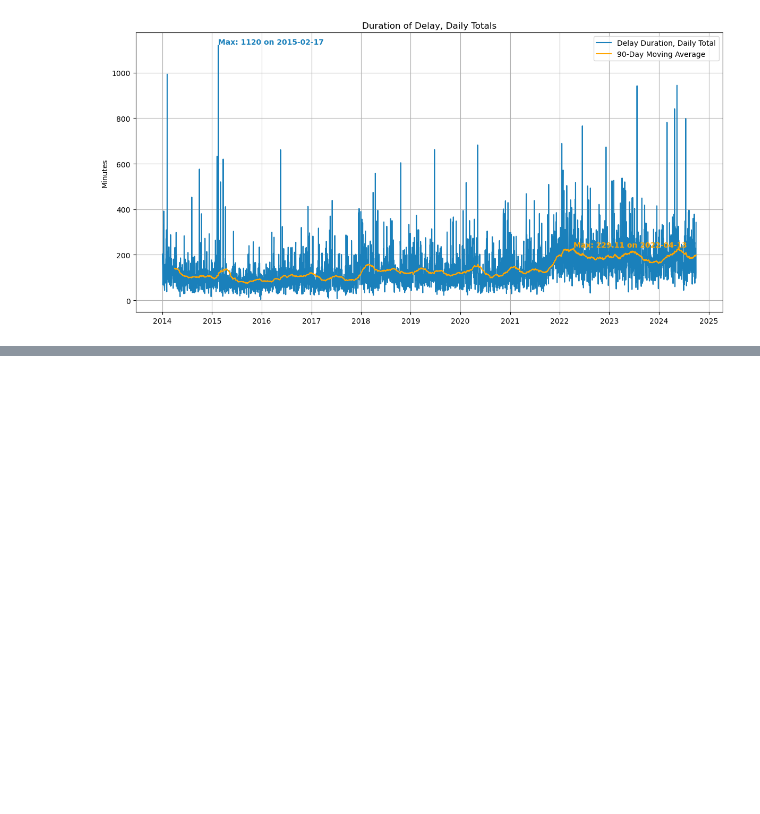
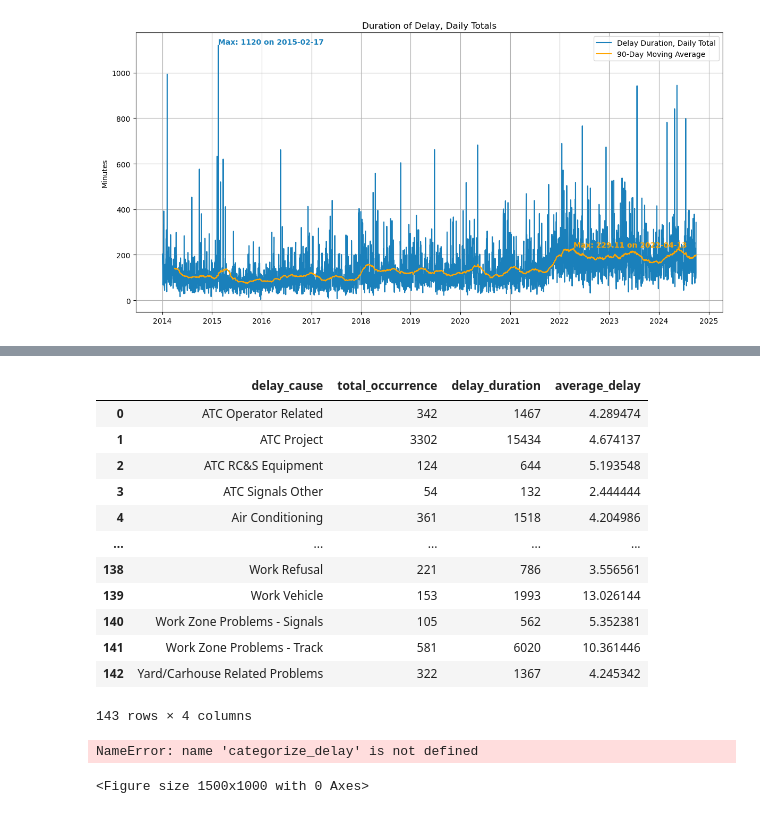
Before and after one commit to emem83/TTC-Delay-Dataset, a Jupyter notebook: TTC_Delay_Dataset_EDA.ipynb, the cells around one changed output, grey strips where cells are left out. Cells and saved outputs as stored; diff of their text form; code cells hidden in the pictures; blank space fills up the shorter version.

```diff
--- a/TTC_Delay_Dataset_EDA.ipynb
+++ b/TTC_Delay_Dataset_EDA.ipynb
@@ -123,0 +154,21 @@ plt.show()
+# %%
+grouped_delay_causes = df_master.groupby('delay_cause').agg(
+  total_occurrence = ('Min Delay', 'count'),
+  delay_duration = ('Min Delay', 'sum'),
+).reset_index()
+grouped_delay_causes['average_delay'] = grouped_delay_causes['delay_duration'] / grouped_delay_causes['total_occurrence']
+grouped_delay_causes
+# %% [output]
+|  | delay_cause | total_occurrence | delay_duration | average_delay |
+| 0 | ATC Operator Related | 342 | 1467 | 4.289474 |
+| 1 | ATC Project | 3302 | 15434 | 4.674137 |
+| 2 | ATC RC&S Equipment | 124 | 644 | 5.193548 |
+| 3 | ATC Signals Other | 54 | 132 | 2.444444 |
+| 4 | Air Conditioning | 361 | 1518 | 4.204986 |
+| ... | ... | ... | ... | ... |
+| 138 | Work Refusal | 221 | 786 | 3.556561 |
+| 139 | Work Vehicle | 153 | 1993 | 13.026144 |
+| 140 | Work Zone Problems - Signals | 105 | 562 | 5.352381 |
+| 141 | Work Zone Problems - Track | 581 | 6020 | 10.361446 |
+| 142 | Yard/Carhouse Related Problems | 322 | 1367 | 4.245342 |
+143 rows × 4 columns
@@ -123,0 +182,28 @@ plt.show()
+# %%
+plt.figure(figsize=(15, 10))
+for category, color in colors.items():
+    subset = grouped_delay_causes[grouped_delay_causes['delay_cause'].apply(lambda x: categorize_delay(x) == category)]
+    plt.scatter(subset['total_occurrence'],
+                subset['delay_duration'],
+                s = subset['average_delay'] * 10,
+                alpha = 0.6,
+                label = category,
+                c = color)
+
+for i, row in grouped_delay_causes[
+    (grouped_delay_causes['total_occurrence'] > 4000) |
+    (grouped_delay_causes['delay_duration'] > 20000)
+    ].iterrows():
+    plt.annotate(row['delay_cause'], (row['total_occurrence'], row['delay_duration']), fontsize=8)
+
+plt.title('Delay Causes')
+plt.xlabel('Total Delay Occurrences')
+plt.ylabel('Total Delay Duration (minutes)')
+plt.xticks(rotation = 0, ha = 'right')
+plt.legend()
+plt.grid(True)
+plt.tight_layout()
+plt.show()
+# %% [output]
+NameError: name 'categorize_delay' is not defined
+<Figure size 1500x1000 with 0 Axes>
```
Also changed, not shown: parts of 7 cells of this notebook.
